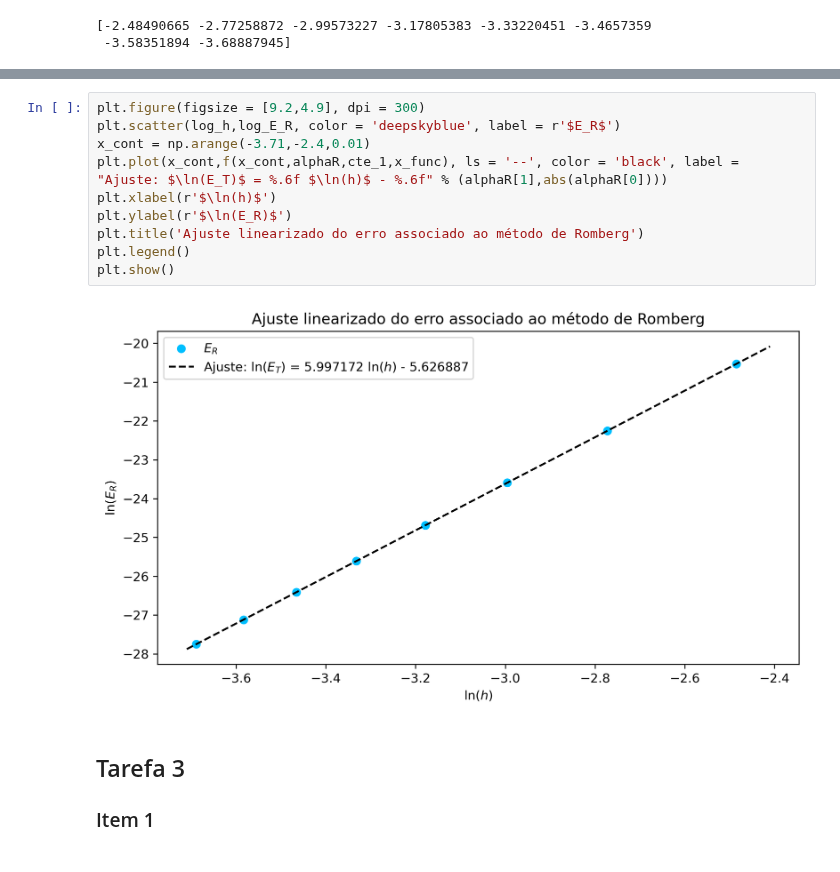
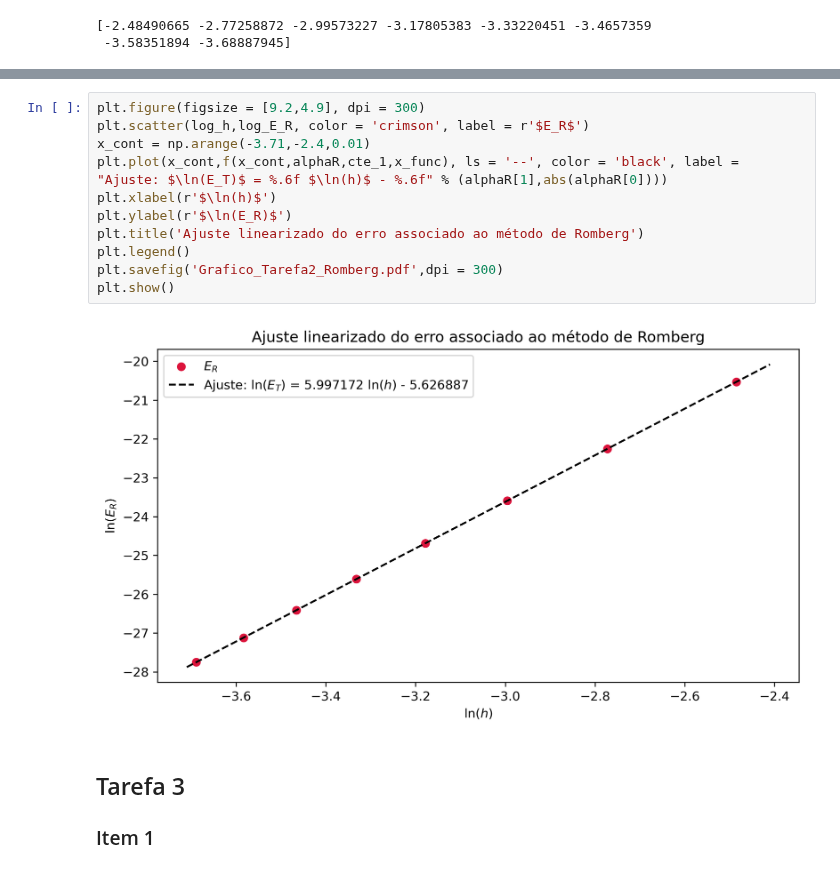
Before and after one commit to viniciusrocca/College_Codes, a Jupyter notebook: Lista2_CalcNum.ipynb, the cells around one changed output, grey strips where cells are left out. Saved outputs shown, nothing was run; the diff lists cells and outputs as text.

```diff
--- a/Lista2_CalcNum.ipynb
+++ b/Lista2_CalcNum.ipynb
@@ -412,16 +494,17 @@ plt.show()
 [figure]
 # %%
 plt.figure(figsize = [9.2,4.9], dpi = 300)
-plt.scatter(log_h,log_E_R, color = 'deepskyblue', label = r'$E_R$')
+plt.scatter(log_h,log_E_R, color = 'crimson', label = r'$E_R$')
 x_cont = np.arange(-3.71,-2.4,0.01)
 plt.plot(x_cont,f(x_cont,alphaR,cte_1,x_func), ls = '--', color = 'black', label =  "Ajuste: $\ln(E_T)$ = %.6f $\ln(h)$ - %.6f" % (alphaR[1],abs(alphaR[0])))
 plt.xlabel(r'$\ln(h)$')
 plt.ylabel(r'$\ln(E_R)$')
 plt.title('Ajuste linearizado do erro associado ao método de Romberg')
 plt.legend()
+plt.savefig('Grafico_Tarefa2_Romberg.pdf',dpi = 300)
 plt.show()
 # %% [output]
-[figure, old version]
+[figure, new version]
 # %% [markdown]
 ## Tarefa 3
 ### Item 1
```
Also changed, not shown: parts of 32 cells of this notebook.
